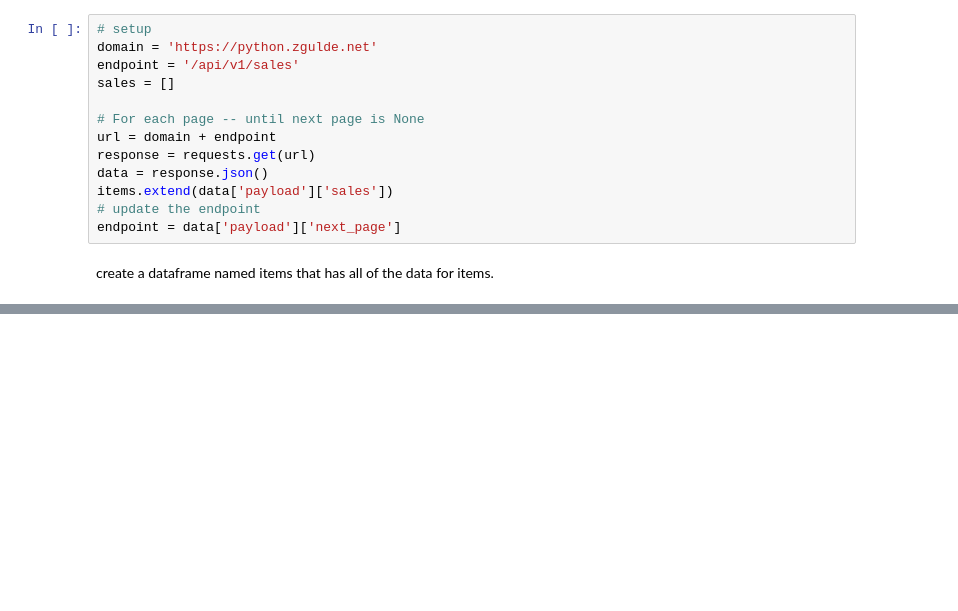
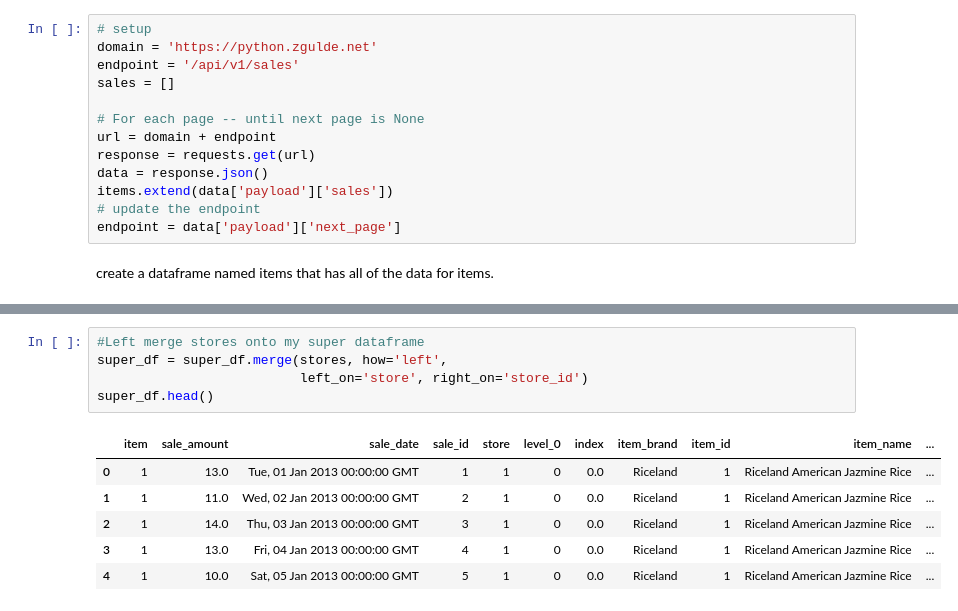
Before and after one commit to tim-keriazes/time-series-exercises, a Jupyter notebook: time_series_exercises.ipynb, the cells around one changed output, grey strips where cells are left out. Drawn from its saved outputs; the diff is of its cells as text; blank space fills up the shorter version.

```diff
--- a/time_series_exercises.ipynb
+++ b/time_series_exercises.ipynb
@@ -332,0 +596,12 @@ create a dataframe named items that has all of the data for items.
+# %%
+#Left merge stores onto my super dataframe
+super_df = super_df.merge(stores, how='left',
+                          left_on='store', right_on='store_id')
+super_df.head()
+# %% [output]
+|  | item | sale_amount | sale_date | sale_id | store | level_0 | index | item_brand | item_id | item_name | ... |
+| 0 | 1 | 13.0 | Tue, 01 Jan 2013 00:00:00 GMT | 1 | 1 | 0 | 0.0 | Riceland | 1 | Riceland American Jazmine Rice | ... |
+| 1 | 1 | 11.0 | Wed, 02 Jan 2013 00:00:00 GMT | 2 | 1 | 0 | 0.0 | Riceland | 1 | Riceland American Jazmine Rice | ... |
+| 2 | 1 | 14.0 | Thu, 03 Jan 2013 00:00:00 GMT | 3 | 1 | 0 | 0.0 | Riceland | 1 | Riceland American Jazmine Rice | ... |
+| 3 | 1 | 13.0 | Fri, 04 Jan 2013 00:00:00 GMT | 4 | 1 | 0 | 0.0 | Riceland | 1 | Riceland American Jazmine Rice | ... |
+| 4 | 1 | 10.0 | Sat, 05 Jan 2013 00:00:00 GMT | 5 | 1 | 0 | 0.0 | Riceland | 1 | Riceland American Jazmine Rice | ... |
```
Also changed, not shown: parts of 51 cells of this notebook.
